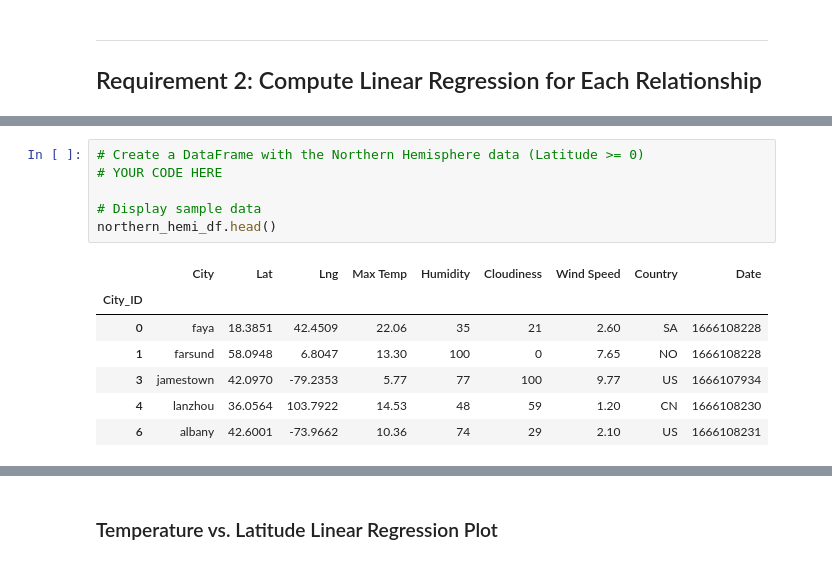
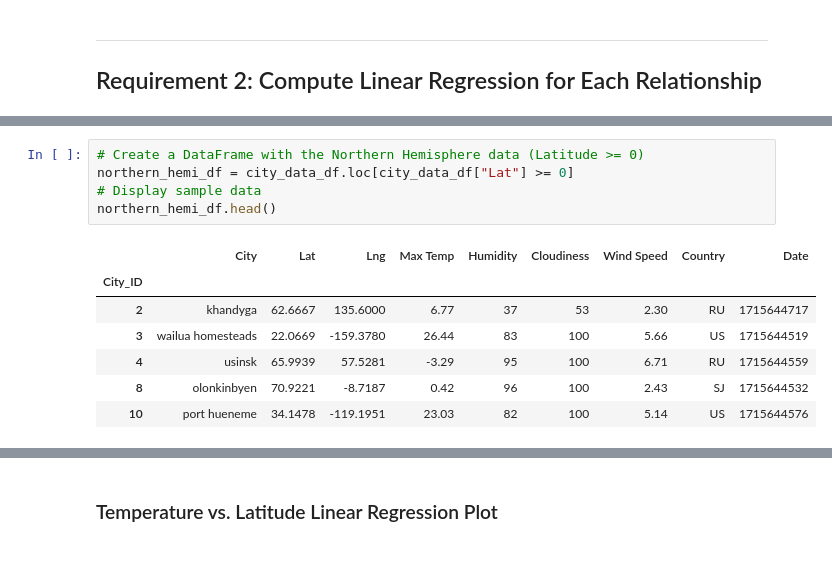
Before and after one commit to joecotten/python-api-challenge, a Jupyter notebook: WeatherPy/WeatherPy.ipynb, the cells around one changed output, grey strips where cells are left out. Drawn from its saved outputs; the diff is of its cells as text.

```diff
--- a/WeatherPy/WeatherPy.ipynb
+++ b/WeatherPy/WeatherPy.ipynb
@@ -249,16 +283,15 @@ plt.show()
 # %%
 # Create a DataFrame with the Northern Hemisphere data (Latitude >= 0)
-# YOUR CODE HERE
-
+northern_hemi_df = city_data_df.loc[city_data_df["Lat"] >= 0]
 # Display sample data
 northern_hemi_df.head()
 # %% [output]
 |  | City | Lat | Lng | Max Temp | Humidity | Cloudiness | Wind Speed | Country | Date |
 | City_ID |  |  |  |  |  |  |  |  |  |
-| 0 | faya | 18.3851 | 42.4509 | 22.06 | 35 | 21 | 2.60 | SA | 1666108228 |
-| 1 | farsund | 58.0948 | 6.8047 | 13.30 | 100 | 0 | 7.65 | NO | 1666108228 |
-| 3 | jamestown | 42.0970 | -79.2353 | 5.77 | 77 | 100 | 9.77 | US | 1666107934 |
-| 4 | lanzhou | 36.0564 | 103.7922 | 14.53 | 48 | 59 | 1.20 | CN | 1666108230 |
-| 6 | albany | 42.6001 | -73.9662 | 10.36 | 74 | 29 | 2.10 | US | 1666108231 |
+| 2 | khandyga | 62.6667 | 135.6000 | 6.77 | 37 | 53 | 2.30 | RU | 1715644717 |
+| 3 | wailua homesteads | 22.0669 | -159.3780 | 26.44 | 83 | 100 | 5.66 | US | 1715644519 |
+| 4 | usinsk | 65.9939 | 57.5281 | -3.29 | 95 | 100 | 6.71 | RU | 1715644559 |
+| 8 | olonkinbyen | 70.9221 | -8.7187 | 0.42 | 96 | 100 | 2.43 | SJ | 1715644532 |
+| 10 | port hueneme | 34.1478 | -119.1951 | 23.03 | 82 | 100 | 5.14 | US | 1715644576 |
 # %%
 # Create a DataFrame with the Southern Hemisphere data (Latitude < 0)
```
Also changed, not shown: parts of 28 cells of this notebook, 5 other files.
